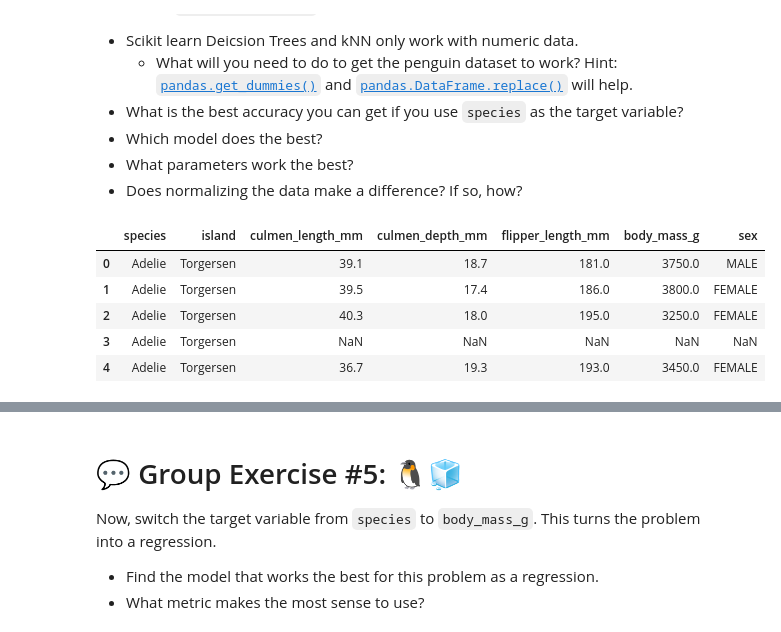
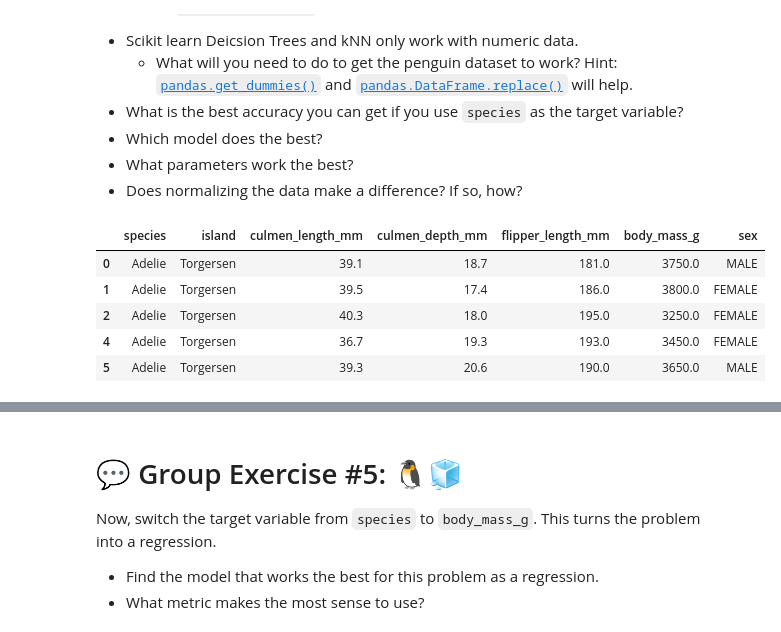
Before and after one commit to Nathan499/CS-167, a Jupyter notebook: Day11_Scikit_Learn_Practice.ipynb, the cells around one changed output, grey strips where cells are left out. Cells and saved outputs as stored; diff of their text form; code cells hidden in the pictures.

```diff
--- a/Day11_Scikit_Learn_Practice.ipynb
+++ b/Day11_Scikit_Learn_Practice.ipynb
@@ -406,12 +416,13 @@ Try out the `penguins_size.csv` dataset.
 - What parameters work the best?
 - Does normalizing the data make a difference? If so, how?
 # %%
-penguins = pd.read_csv('datasets/penguins_size.csv')
+penguins = pandas.read_csv('/content/drive/MyDrive/CS 167/penguins_size.csv')
+penguins.dropna(inplace=True)
 penguins.head()
 # %% [output]
 |  | species | island | culmen_length_mm | culmen_depth_mm | flipper_length_mm | body_mass_g | sex |
 | 0 | Adelie | Torgersen | 39.1 | 18.7 | 181.0 | 3750.0 | MALE |
 | 1 | Adelie | Torgersen | 39.5 | 17.4 | 186.0 | 3800.0 | FEMALE |
 | 2 | Adelie | Torgersen | 40.3 | 18.0 | 195.0 | 3250.0 | FEMALE |
-| 3 | Adelie | Torgersen | NaN | NaN | NaN | NaN | NaN |
 | 4 | Adelie | Torgersen | 36.7 | 19.3 | 193.0 | 3450.0 | FEMALE |
+| 5 | Adelie | Torgersen | 39.3 | 20.6 | 190.0 | 3650.0 | MALE |
```
Also changed, not shown: parts of 10 cells of this notebook.
